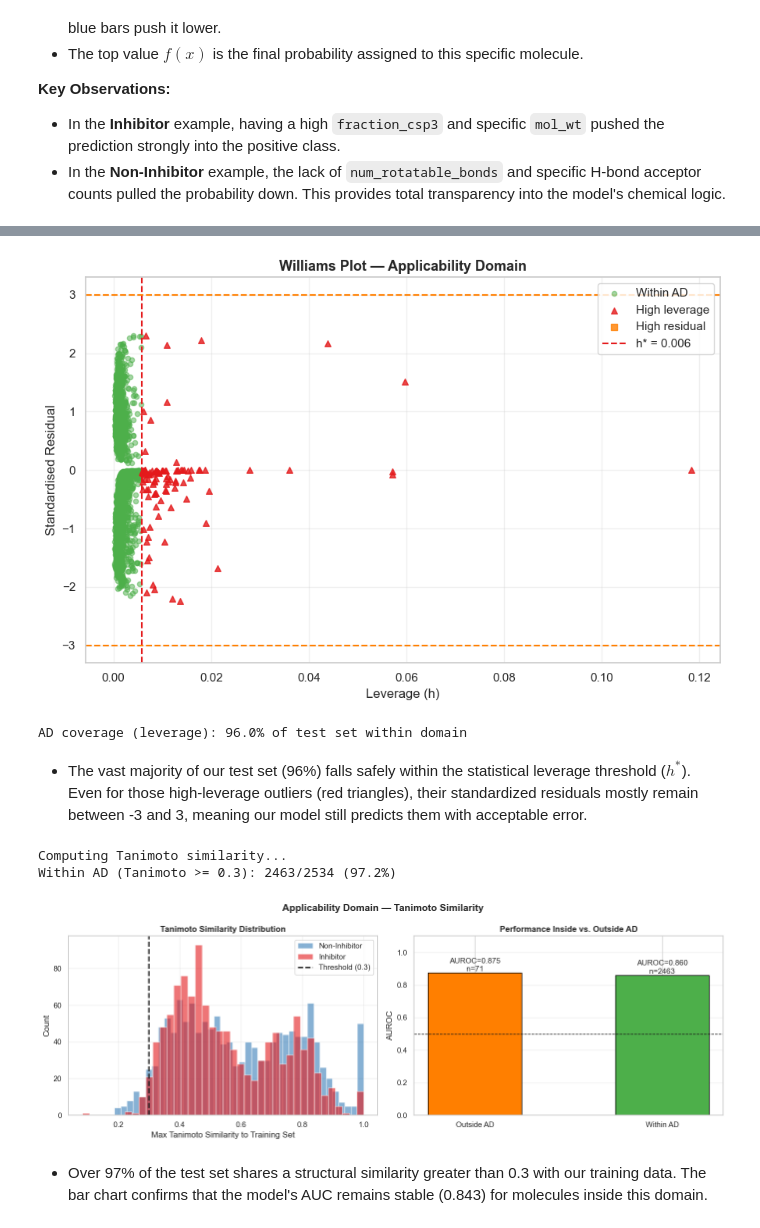
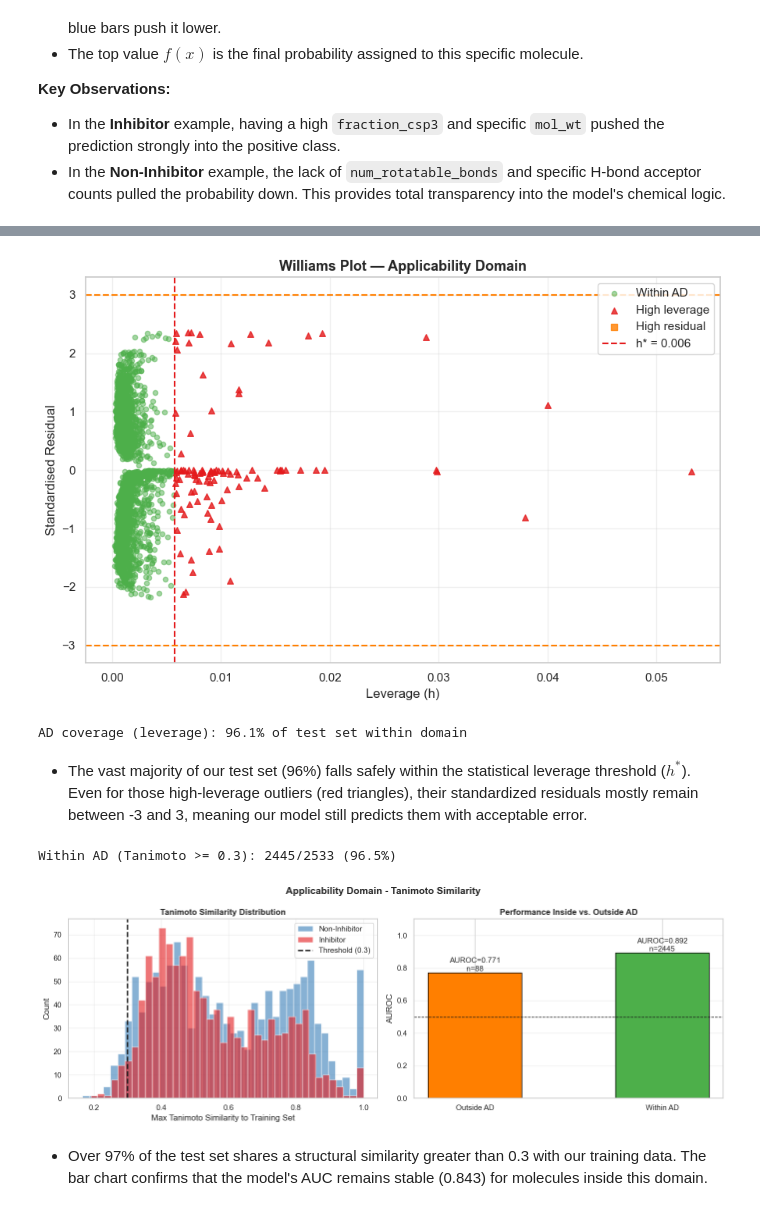
Before and after one commit to ManuCa93/drug_desing_final, a Jupyter notebook: notebook.ipynb, the cells around one changed output, grey strips where cells are left out. Drawn from its saved outputs; the diff is of its cells as text; code cells hidden in the pictures.

```diff
--- a/notebook.ipynb
+++ b/notebook.ipynb
@@ -1607,7 +1674,15 @@ plt.show()
 # %% [markdown]
 If a query molecule looks completely alien compared to our training set, should we trust the model's prediction? This chart plots Test AUROC (blue line) against the minimum structural similarity required to make a prediction.
 # %%
+from joblib import Parallel, delayed
+
 def mol_to_fp(smiles, radius=2, n_bits=1024):
     mol = Chem.MolFromSmiles(smiles)
-    return AllChem.GetMorganFingerprintAsBitVect(mol, radius, nBits=n_bits) if mol else None
+    if mol is None: return None
+    return AllChem.GetMorganFingerprintAsBitVect(mol, radius, nBits=n_bits)
+
+# Helper function for parallelization
+def get_max_sim(test_fp, train_fps_list):
+    if test_fp is None: return 0.0
+    return max(DataStructs.BulkTanimotoSimilarity(test_fp, train_fps_list))
 # %%
@@ -1835,8 +1904,12 @@ _lr_ad = Pipeline([
     ("clf",     LogisticRegression(max_iter=2000, random_state=42)),
 ])
 _lr_ad.fit(X_train, y_train_arr)
-y_prob_lr = _lr_ad.predict_proba(X_test)[:, 1]
-residuals = (y_test_arr - y_prob_lr) / np.std(y_test_arr - y_prob_lr)
+y_prob_train = _lr_ad.predict_proba(X_train)[:, 1]
+y_prob_test  = _lr_ad.predict_proba(X_test)[:, 1]
+
+train_residuals = y_train_arr - y_prob_train
+train_residual_std = np.std(train_residuals)
+residuals = (y_test_arr - y_prob_test) / train_residual_std
 
 inside_ad = (h_test <= h_star) & (np.abs(residuals) <= 3)
 high_lev  = h_test > h_star
@@ -1859,69 +1932,57 @@ plt.tight_layout();
 plt.show()
 print(f"AD coverage (leverage): {inside_ad.mean()*100:.1f}% of test set within domain")
 # %% [output]
-[figure, old version]
+[figure, new version]
-AD coverage (leverage): 96.0% of test set within domain
+AD coverage (leverage): 96.1% of test set within domain
 # %% [markdown]
 *  The vast majority of our test set (96%) falls safely within the statistical leverage threshold ($h^*$). Even for those high-leverage outliers (red triangles), their standardized residuals mostly remain between -3 and 3, meaning our model still predicts them with acceptable error.
 # %%
-
-
-# --- Method 2: Tanimoto Similarity to Nearest Training Neighbour -------------
-
+#--- Method 2: Tanimoto Similarity to Nearest Training Neighbour
 TANIMOTO_THRESHOLD = 0.3
 
-def mol_to_fp(smiles, radius=2, n_bits=1024):
-    mol = Chem.MolFromSmiles(smiles)
-    return AllChem.GetMorganFingerprintAsBitVect(mol, radius, nBits=n_bits) if mol else None
-
-print("Computing Tanimoto similarity...")
-train_fps     = [fp for fp in (mol_to_fp(s) for s in train_df["Drug"]) if fp is not None]
-test_fps      = [mol_to_fp(s) for s in test_df["Drug"]]
-max_sim       = np.array([
-    max(DataStructs.BulkTanimotoSimilarity(fp, train_fps)) if fp else 0.0
-    for fp in test_fps
-])
+# max_sim is already computed in Cell 36 via Joblib
 within_ad_tan = max_sim >= TANIMOTO_THRESHOLD
 print(f"Within AD (Tanimoto >= {TANIMOTO_THRESHOLD}): "
       f"{within_ad_tan.sum()}/{len(within_ad_tan)} ({within_ad_tan.mean()*100:.1f}%)")
 
-yp_best = best_model.predict_proba(X_te_best)[:, 1] if hasattr(best_model, "predict_proba") \
-          else best_model.decision_function(X_te_best)
+fig, (ax1, ax2) = plt.subplots(1, 2, figsize=(14,5))
 
-fig, (ax1, ax2) = plt.subplots(1, 2, figsize=(14, 5))
-
+# Plot Distribution
 ax1.hist(max_sim[y_test_arr == 0], bins=40, alpha=0.6, color="#377eb8", label="Non-Inhibitor")
 ax1.hist(max_sim[y_test_arr == 1], bins=40, alpha=0.6, color="#e41a1c", label="Inhibitor")
 ax1.axvline(TANIMOTO_THRESHOLD, color="k", linestyle="--", lw=2, label=f"Threshold ({TANIMOTO_THRESHOLD})")
-ax1.set_xlabel("Max Tanimoto Similarity to Training Set"); ax1.set_ylabel("Count")
+ax1.set_xlabel("Max Tanimoto Similarity to Training Set")
+ax1.set_ylabel("Count")
 ax1.set_title("Tanimoto Similarity Distribution", fontsize=12, fontweight="bold")
 ax1.legend(); ax1.grid(alpha=0.3)
 
+# Performance Comparison
 auroc_vals, counts = [], []
 for mask in [~within_ad_tan, within_ad_tan]:
     if mask.sum() > 1 and len(np.unique(y_test_arr[mask])) == 2:
         auroc_vals.append(roc_auc_score(y_test_arr[mask], yp_best[mask]))
     else:
         auroc_vals.append(float("nan"))
     counts.append(mask.sum())
 
-bars = ax2.bar(["Outside AD", "Within AD"], auroc_vals,
-               color=["#ff7f00","#4daf4a"], edgecolor="black", width=0.5)
+bars = ax2.bar(["Outside AD", "Within AD"], auroc_vals, color=["#ff7f00","#4daf4a"], edgecolor="black", width=0.5)
 ax2.axhline(0.5, color="k", linestyle="--", lw=1)
+
 for bar, val, cnt in zip(bars, auroc_vals, counts):
-    ax2.text(bar.get_x() + bar.get_width()/2, bar.get_height() + 0.01,
-             f"AUROC={val:.3f}\nn={cnt}", ha="center", fontsize=11)
+    if not np.isnan(val):
+        ax2.text(bar.get_x() + bar.get_width()/2, bar.get_height() + 0.01,
+                 f"AUROC={val:.3f}\nn={cnt}", ha="center", fontsize=11)
+
 ax2.set_ylim(0, 1.1); ax2.set_ylabel("AUROC")
 ax2.set_title("Performance Inside vs. Outside AD", fontsize=12, fontweight="bold")
 ax2.grid(alpha=0.3, axis="y")
 
-fig.suptitle("Applicability Domain — Tanimoto Similarity", fontsize=14, fontweight="bold")
-plt.tight_layout();
+fig.suptitle("Applicability Domain - Tanimoto Similarity", fontsize=14, fontweight="bold")
+plt.tight_layout()
 plt.show()
 # %% [output]
-Computing Tanimoto similarity...
-Within AD (Tanimoto >= 0.3): 2463/2534 (97.2%)
+Within AD (Tanimoto >= 0.3): 2445/2533 (96.5%)
-[figure, old version]
+[figure, new version]
 # %% [markdown]
 *  Over 97% of the test set shares a structural similarity greater than 0.3 with our training data. The bar chart confirms that the model's AUC remains stable (0.843) for molecules inside this domain.
 # %% [markdown]
```
Also changed, not shown: parts of 61 cells of this notebook.
